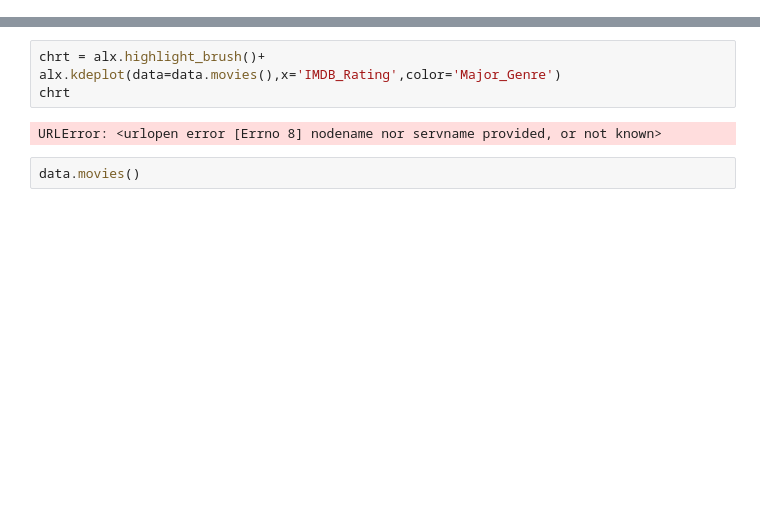
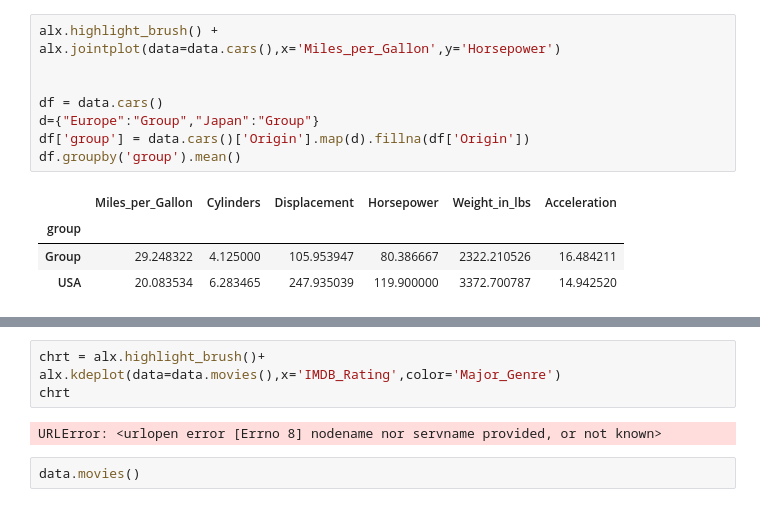
Before and after one commit to dwootton/Altair-Express, a Jupyter notebook: Testing-Notebook.ipynb, the cells around one changed output, grey strips where cells are left out. Saved outputs shown, nothing was run; the diff lists cells and outputs as text; blank space fills up the shorter version.

```diff
--- a/Testing-Notebook.ipynb
+++ b/Testing-Notebook.ipynb
@@ -8,0 +7,13 @@ alx.filter_brush() + alx.scatterplot(data=data.cars(),x='Horsepower',y='Miles_pe
+# %%
+alx.highlight_brush() + alx.jointplot(data=data.cars(),x='Miles_per_Gallon',y='Horsepower')
+
+
+df = data.cars()
+d={"Europe":"Group","Japan":"Group"}
+df['group'] = data.cars()['Origin'].map(d).fillna(df['Origin'])
+df.groupby('group').mean()
+# %% [output]
+|  | Miles_per_Gallon | Cylinders | Displacement | Horsepower | Weight_in_lbs | Acceleration |
+| group |  |  |  |  |  |  |
+| Group | 29.248322 | 4.125000 | 105.953947 | 80.386667 | 2322.210526 | 16.484211 |
+| USA | 20.083534 | 6.283465 | 247.935039 | 119.900000 | 3372.700787 | 14.942520 |
```
Also changed, not shown: parts of 5 cells of this notebook, 25 other files.
